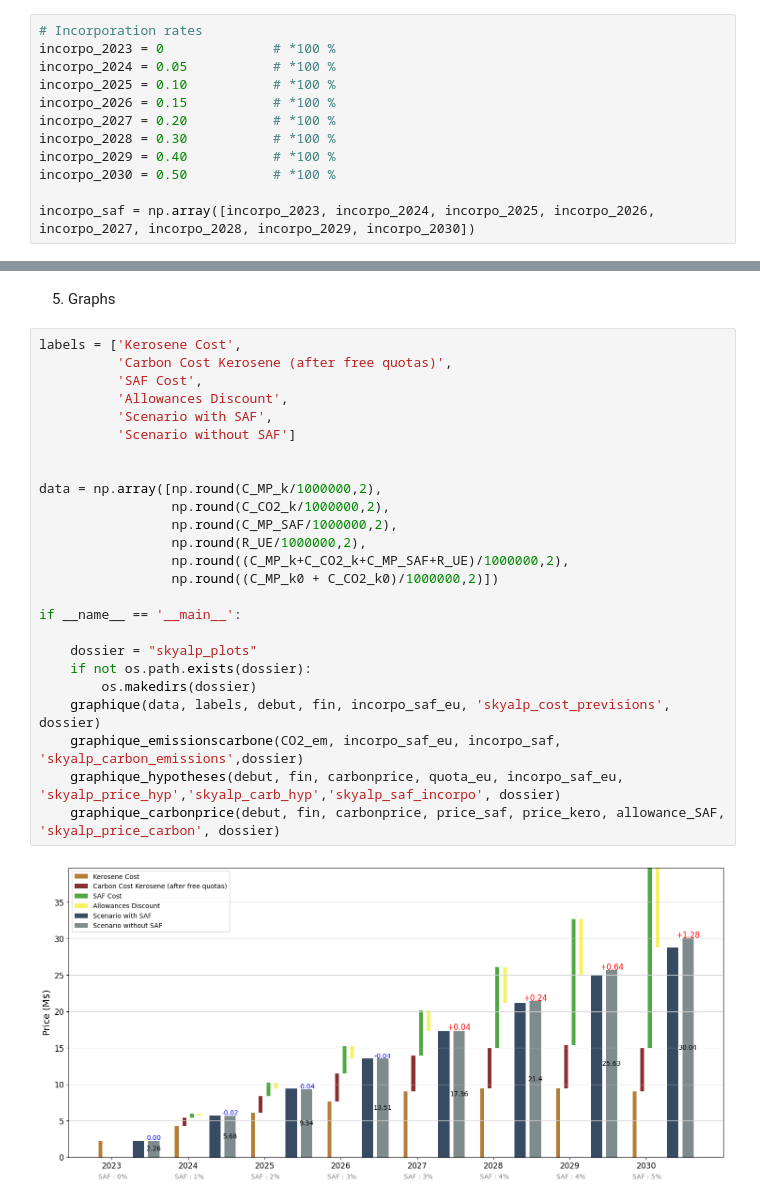
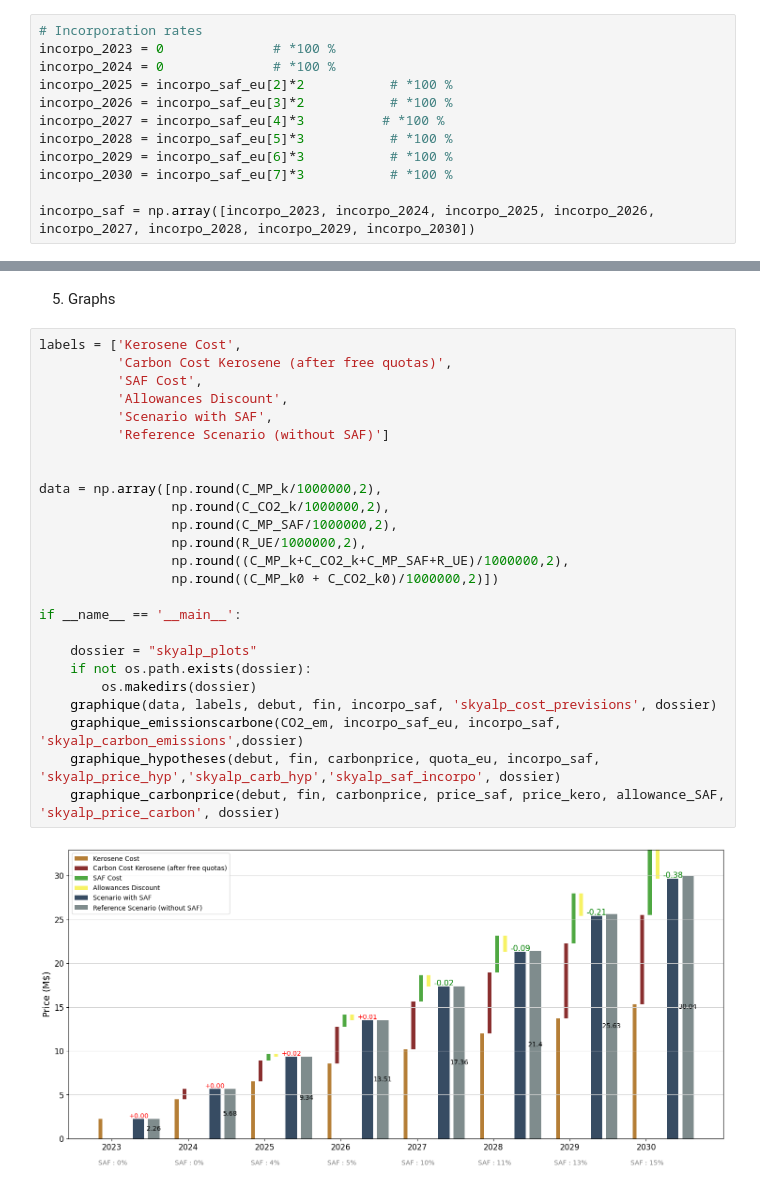
Before and after one commit to simhumbert/PIE_SAF, a Jupyter notebook: Notebook Skyalp.ipynb, the cells around one changed output, grey strips where cells are left out. Saved outputs shown, nothing was run; the diff lists cells and outputs as text.

```diff
--- a/Notebook Skyalp.ipynb
+++ b/Notebook Skyalp.ipynb
@@ -42,13 +42,13 @@ carbonprice = np.linspace(carbonprice_2023, carbonprice_2030, fin-debut+1)
 # %%
 # Incorporation rates
 incorpo_2023 = 0              # *100 %
-incorpo_2024 = 0.05           # *100 %
-incorpo_2025 = 0.10           # *100 %
-incorpo_2026 = 0.15           # *100 %
-incorpo_2027 = 0.20           # *100 %
-incorpo_2028 = 0.30           # *100 %
-incorpo_2029 = 0.40           # *100 %
-incorpo_2030 = 0.50           # *100 %
+incorpo_2024 = 0              # *100 %
+incorpo_2025 = incorpo_saf_eu[2]*2           # *100 %
+incorpo_2026 = incorpo_saf_eu[3]*2           # *100 %
+incorpo_2027 = incorpo_saf_eu[4]*3          # *100 %
+incorpo_2028 = incorpo_saf_eu[5]*3           # *100 %
+incorpo_2029 = incorpo_saf_eu[6]*3           # *100 %
+incorpo_2030 = incorpo_saf_eu[7]*3           # *100 %
 
 incorpo_saf = np.array([incorpo_2023, incorpo_2024, incorpo_2025, incorpo_2026, incorpo_2027, incorpo_2028, incorpo_2029, incorpo_2030])
 # %% [markdown]
@@ -60,27 +60,27 @@ C_MP_k, C_CO2_k, C_MP_SAF, R_UE, C_MP_k0, C_CO2_k0 = calculs_with_saf(debut, fin
 # %%
 labels = ['Kerosene Cost',
           'Carbon Cost Kerosene (after free quotas)',
           'SAF Cost',
           'Allowances Discount',
           'Scenario with SAF',
-          'Scenario without SAF']
+          'Reference Scenario (without SAF)']
 
 
 data = np.array([np.round(C_MP_k/1000000,2),
                  np.round(C_CO2_k/1000000,2),
                  np.round(C_MP_SAF/1000000,2),
                  np.round(R_UE/1000000,2),
                  np.round((C_MP_k+C_CO2_k+C_MP_SAF+R_UE)/1000000,2),
                  np.round((C_MP_k0 + C_CO2_k0)/1000000,2)])
 
 if __name__ == '__main__':
 
     dossier = "skyalp_plots"
     if not os.path.exists(dossier):
         os.makedirs(dossier)
-    graphique(data, labels, debut, fin, incorpo_saf_eu, 'skyalp_cost_previsions', dossier)
+    graphique(data, labels, debut, fin, incorpo_saf, 'skyalp_cost_previsions', dossier)
     graphique_emissionscarbone(CO2_em, incorpo_saf_eu, incorpo_saf, 'skyalp_carbon_emissions',dossier)
-    graphique_hypotheses(debut, fin, carbonprice, quota_eu, incorpo_saf_eu, 'skyalp_price_hyp','skyalp_carb_hyp','skyalp_saf_incorpo', dossier)
+    graphique_hypotheses(debut, fin, carbonprice, quota_eu, incorpo_saf, 'skyalp_price_hyp','skyalp_carb_hyp','skyalp_saf_incorpo', dossier)
     graphique_carbonprice(debut, fin, carbonprice, price_saf, price_kero, allowance_SAF, 'skyalp_price_carbon', dossier)
 # %% [output]
-[figure, old version]
+[figure, new version]
```
Also changed, not shown: parts of 3 cells of this notebook, 13 other files.
